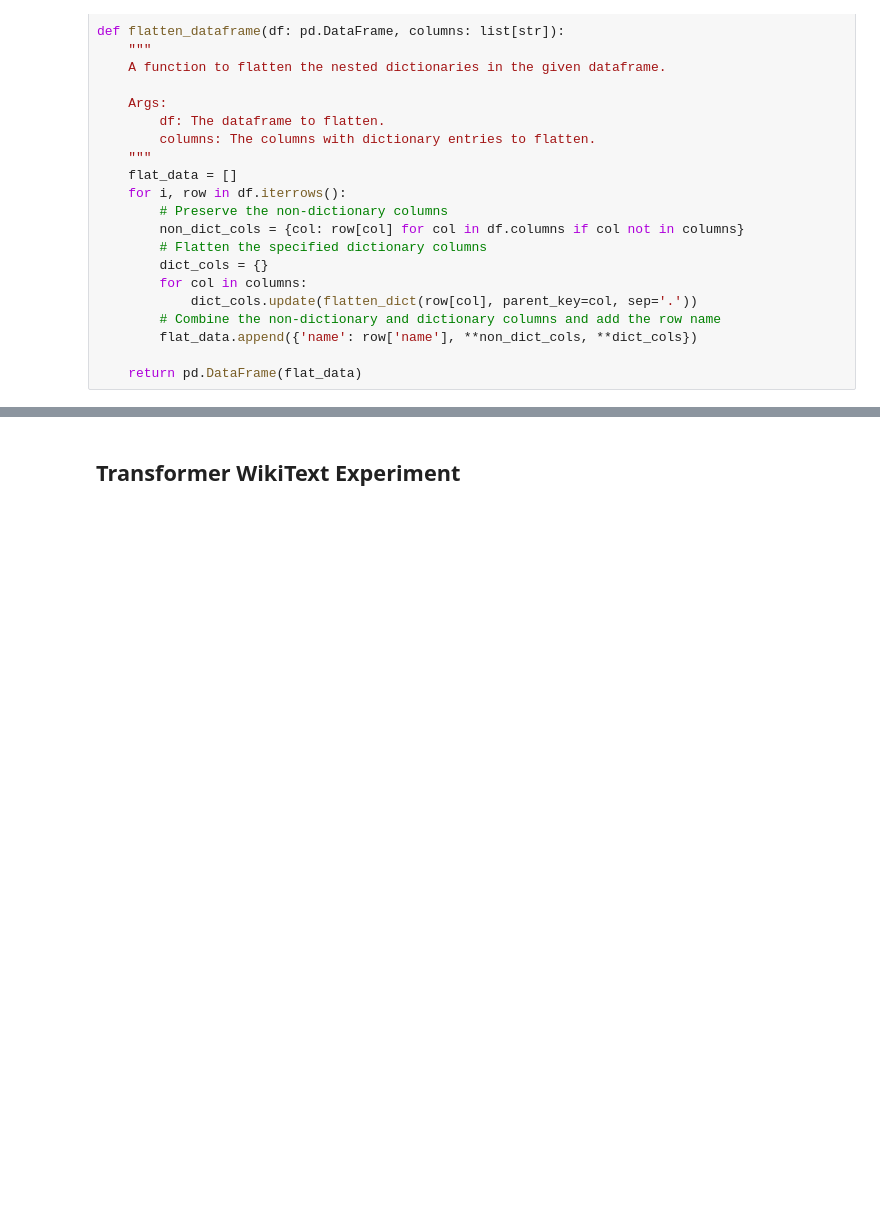
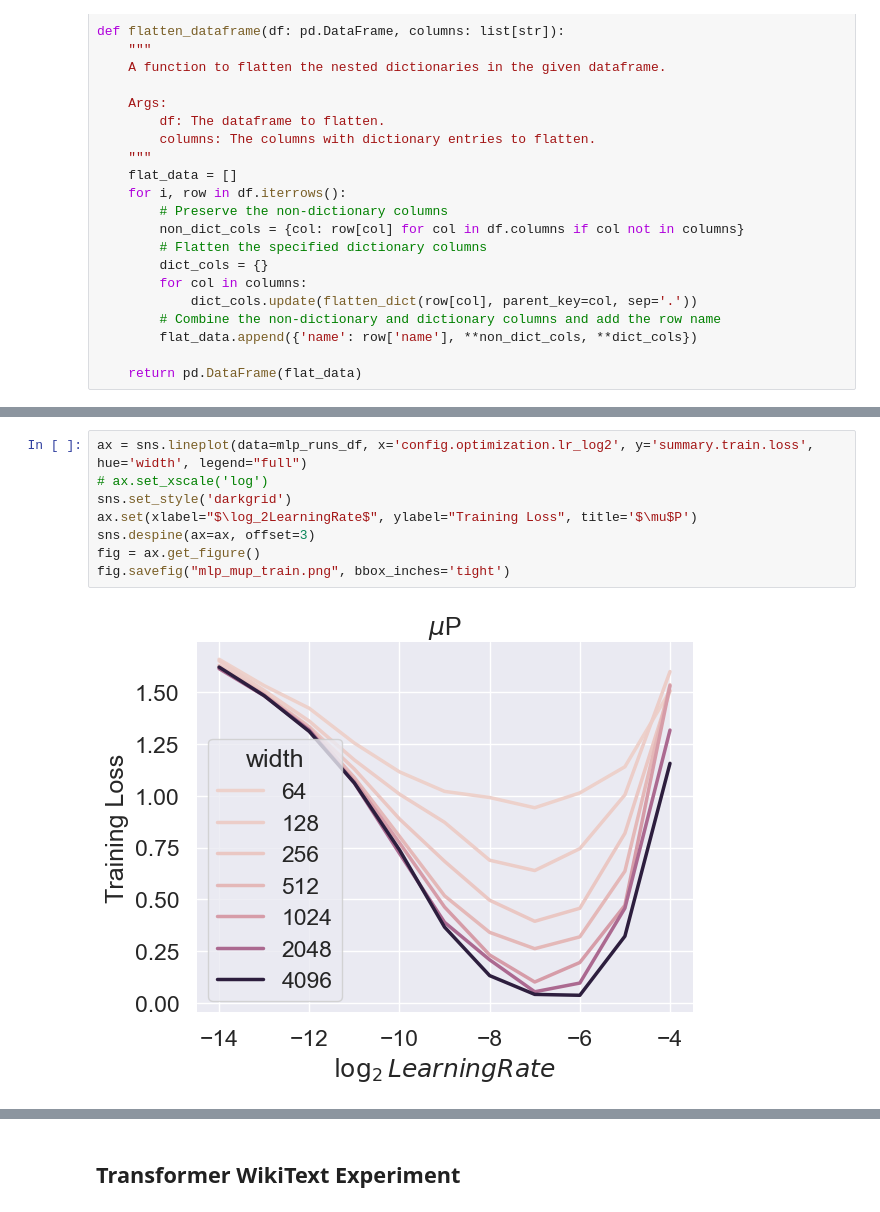
Before and after one commit to BrunoKM/tensor-reprogram, a Jupyter notebook: plots/hyperparam_vs_scale_alignment.ipynb, the cells around one changed output, grey strips where cells are left out. Saved outputs shown, nothing was run; the diff lists cells and outputs as text; blank space fills up the shorter version.

```diff
--- a/plots/hyperparam_vs_scale_alignment.ipynb
+++ b/plots/hyperparam_vs_scale_alignment.ipynb
@@ -113,0 +112,10 @@ See the caveats in the documentation: https://pandas.pydata.org/pandas-docs/stab
+# %%
+ax = sns.lineplot(data=mlp_runs_df, x='config.optimization.lr_log2', y='summary.train.loss', hue='width', legend="full")
+# ax.set_xscale('log')
+sns.set_style('darkgrid')
+ax.set(xlabel="$\log_2LearningRate$", ylabel="Training Loss", title='$\mu$P')
+sns.despine(ax=ax, offset=3)
+fig = ax.get_figure()
+fig.savefig("mlp_mup_train.png", bbox_inches='tight')
+# %% [output]
+[figure, added]
```
Also changed, not shown: parts of 23 cells of this notebook.
